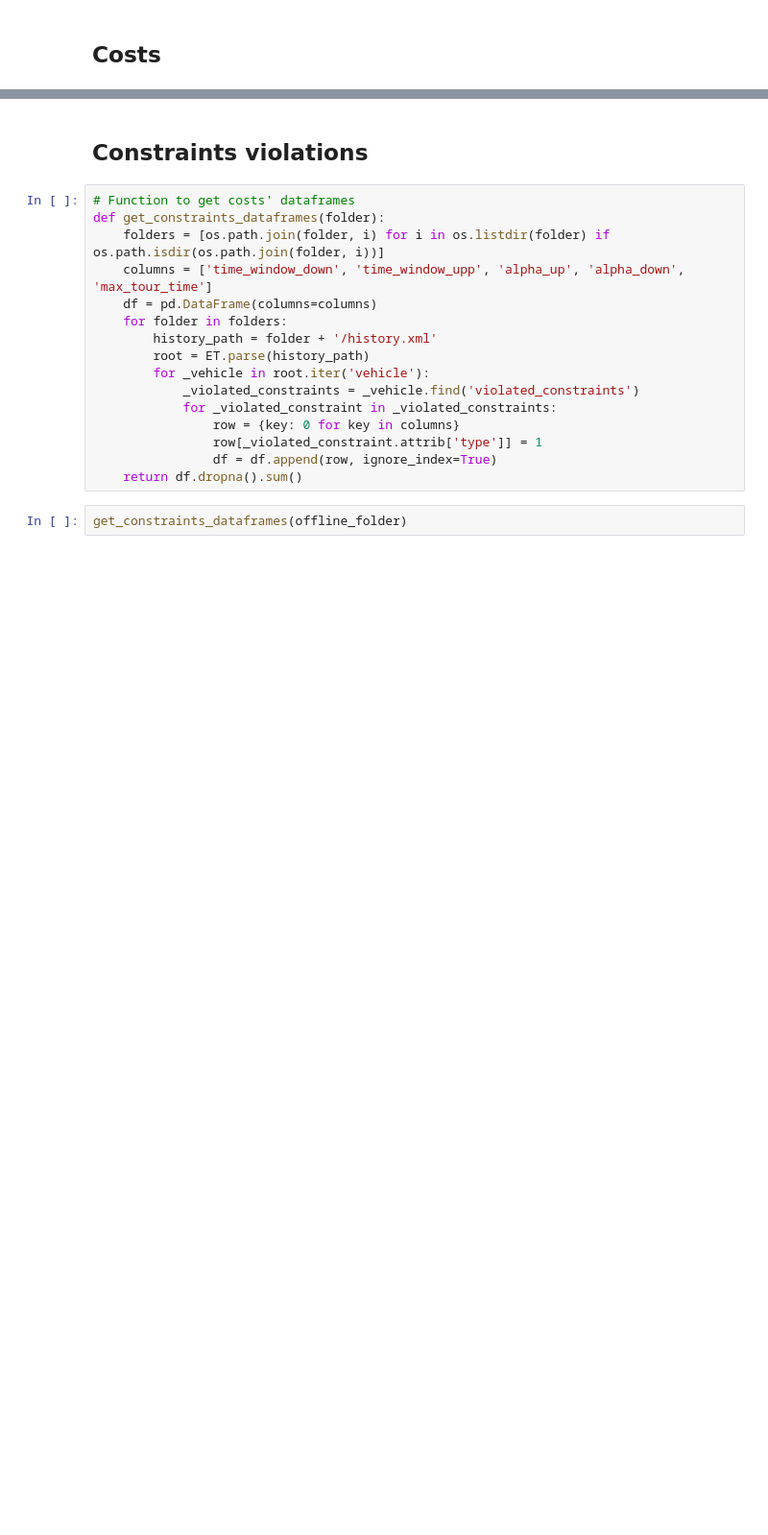
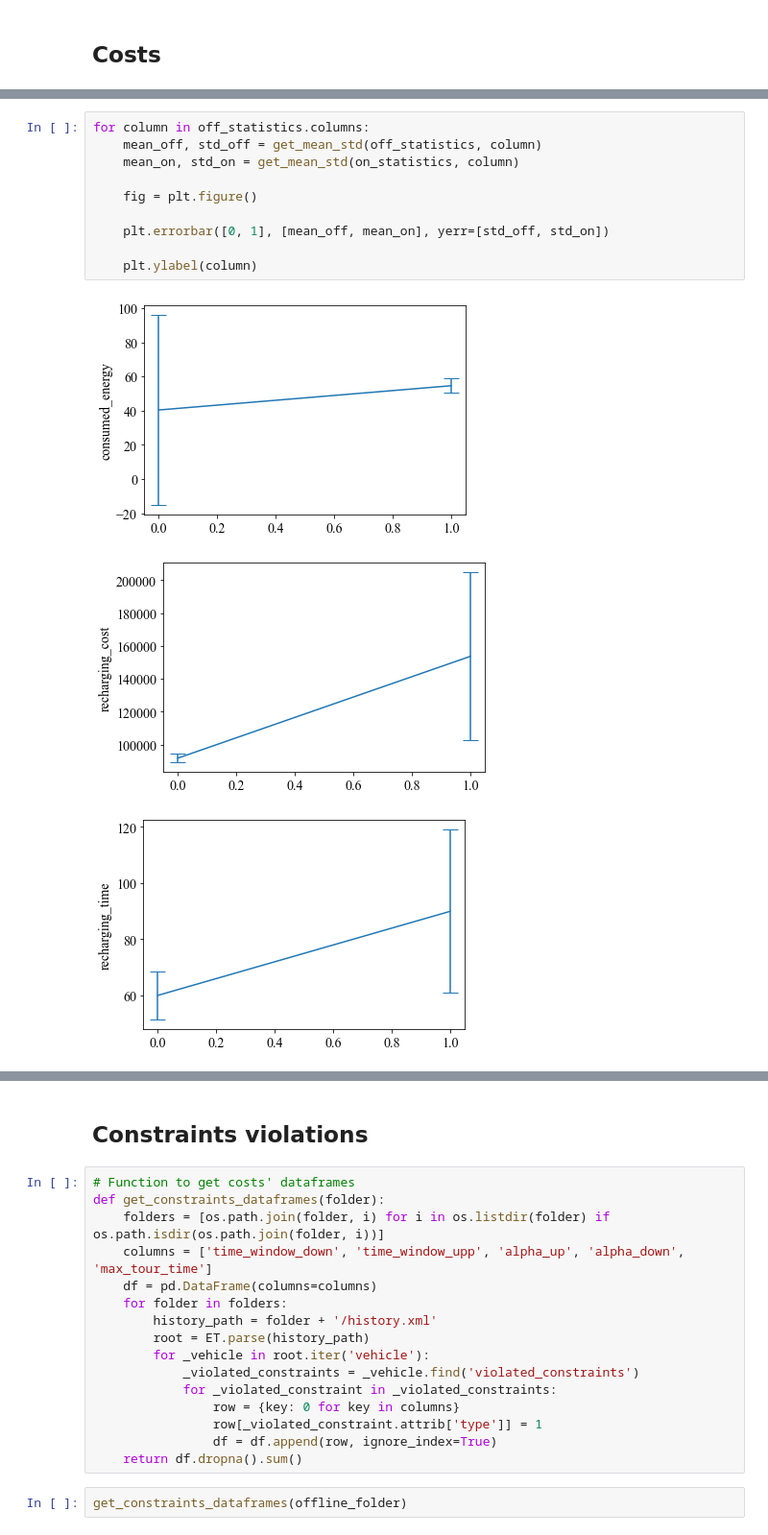
Before and after one commit to jpfutalef/DynamicStochasticElectricVRP, a Jupyter notebook: notebooks/OnlineResults.ipynb, the cells around one changed output, grey strips where cells are left out. Shown at 96% size. Cells and saved outputs as stored; diff of their text form; blank space fills up the shorter version.

```diff
--- a/notebooks/OnlineResults.ipynb
+++ b/notebooks/OnlineResults.ipynb
@@ -201,0 +228,14 @@ on_statistics
+# %%
+for column in off_statistics.columns:
+    mean_off, std_off = get_mean_std(off_statistics, column)
+    mean_on, std_on = get_mean_std(on_statistics, column)
+
+    fig = plt.figure()
+
+    plt.errorbar([0, 1], [mean_off, mean_on], yerr=[std_off, std_on])
+
+    plt.ylabel(column)
+# %% [output]
+[figure, added]
+[figure, added]
+[figure, added]
```
Also changed, not shown: parts of 10 cells of this notebook, 5 other files.
